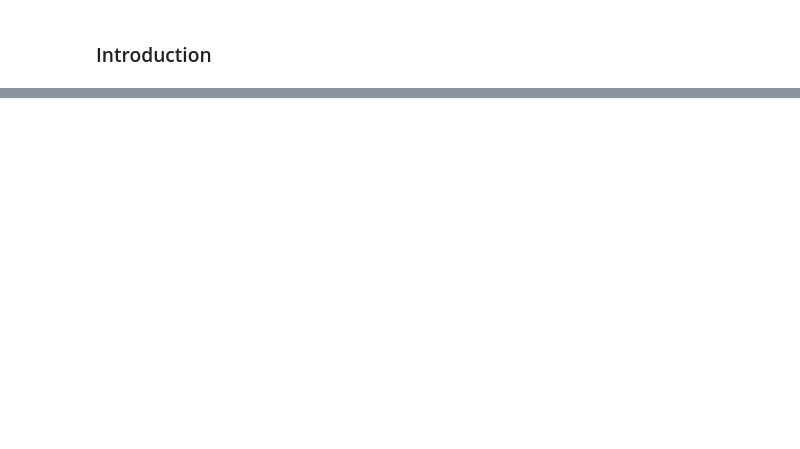
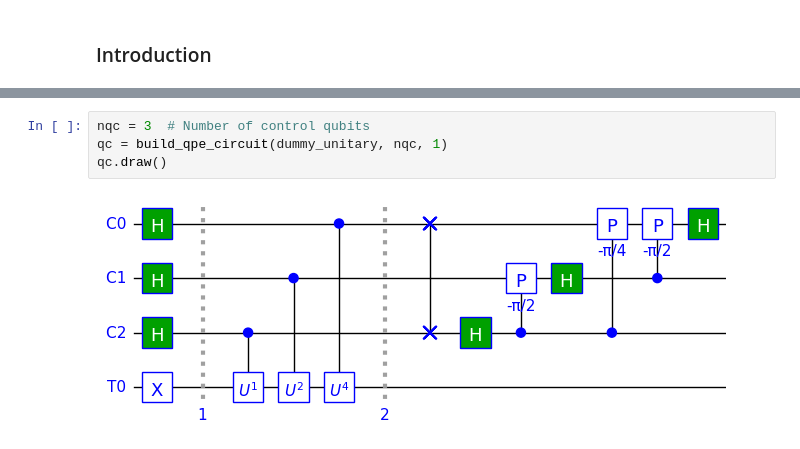
Before and after one commit to jbrumf/tinyqsim, a Jupyter notebook: examples/example_4_quantum_phase_estimation.ipynb, the cells around one changed output, grey strips where cells are left out. Cells and saved outputs as stored; diff of their text form; blank space fills up the shorter version.

```diff
--- a/examples/example_4_quantum_phase_estimation.ipynb
+++ b/examples/example_4_quantum_phase_estimation.ipynb
@@ -235,0 +172,6 @@ The estimated phase is $0.011_2$ or $\frac{3}{8}$.
+# %%
+nqc = 3  # Number of control qubits
+qc = build_qpe_circuit(dummy_unitary, nqc, 1)
+qc.draw()
+# %% [output]
+[figure, added]
```
Also changed, not shown: parts of 78 cells of this notebook, 48 other files.
